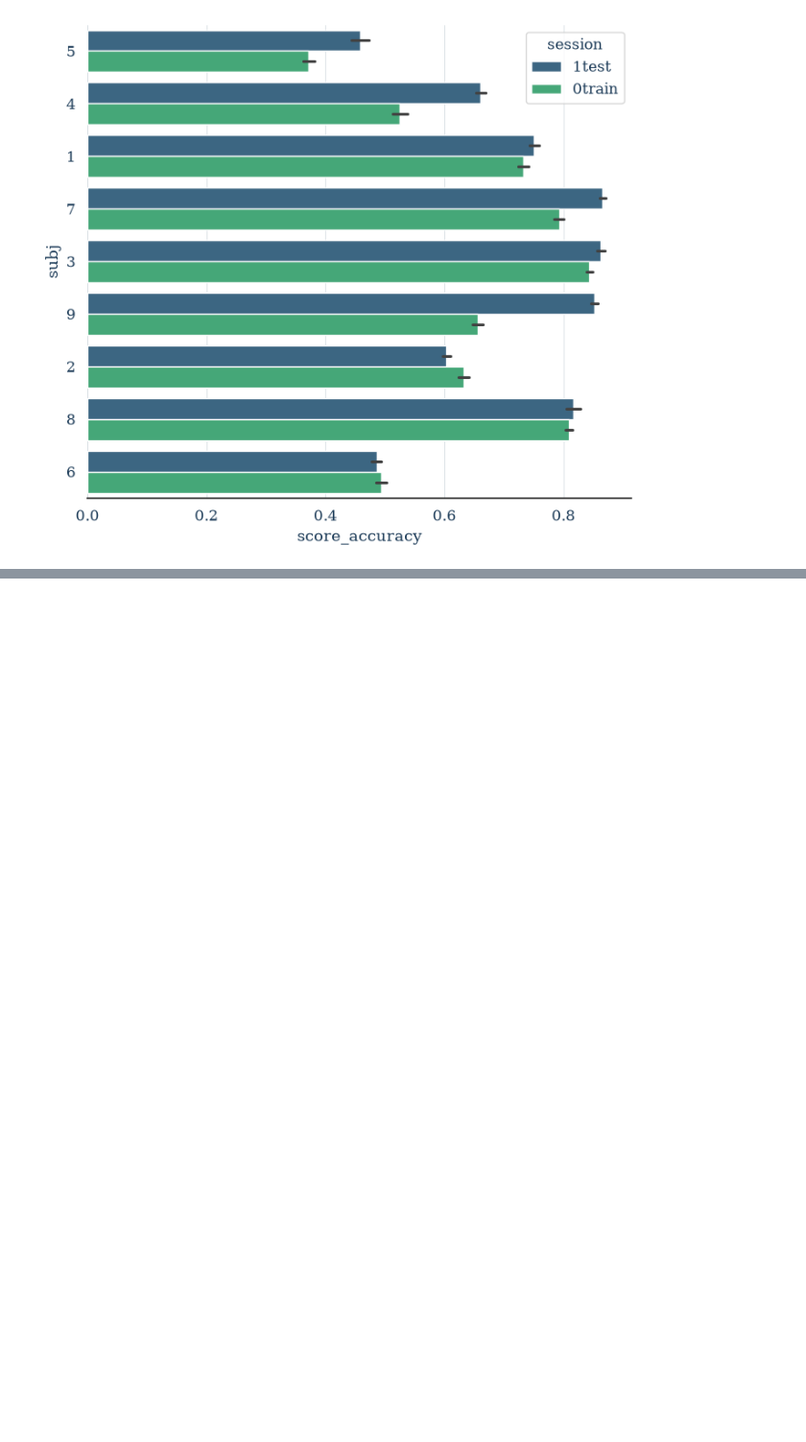
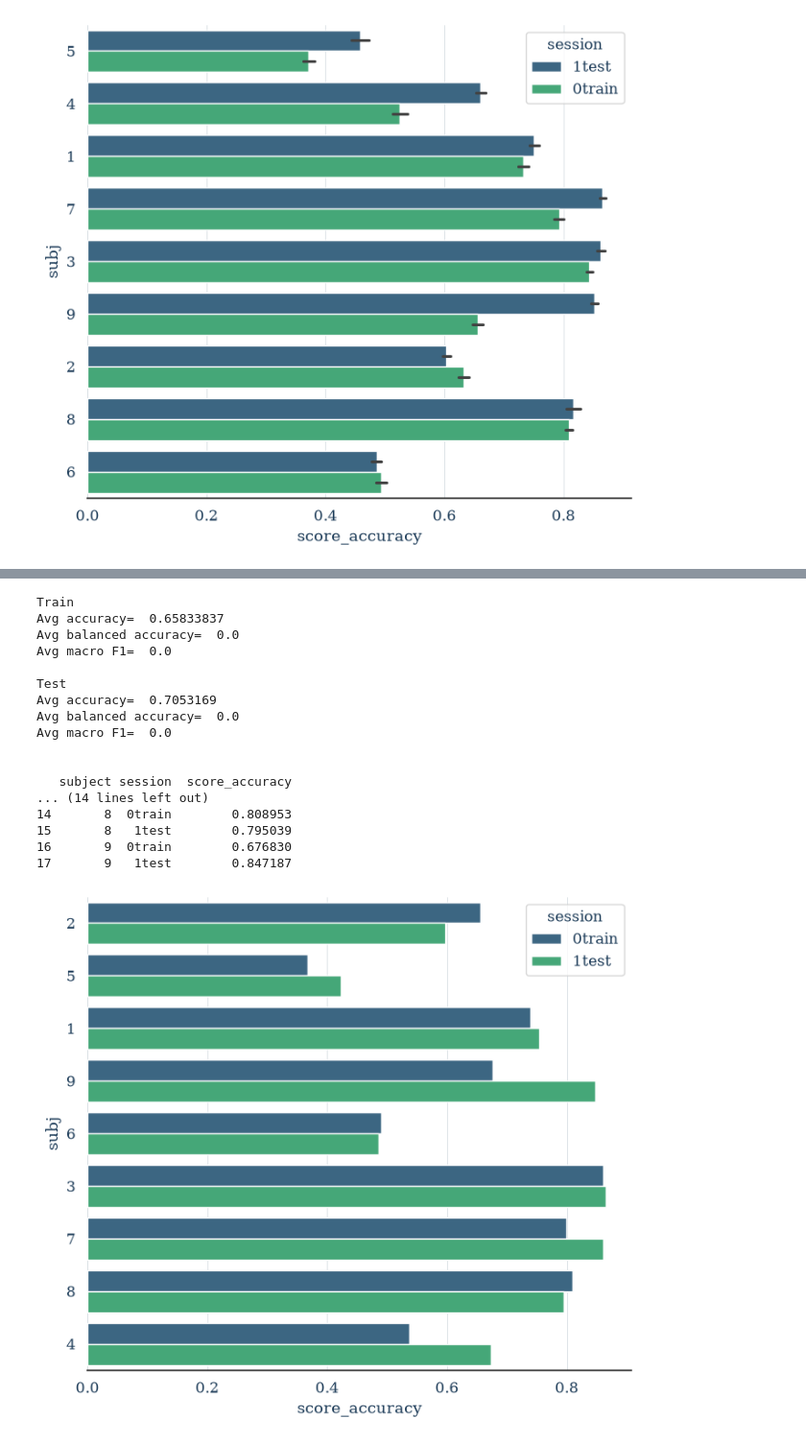
Before and after one commit to HindAlz/EEGMotorImagery-Classification, a Jupyter notebook: Code/6_RobustScale.ipynb, the cells around one changed output, grey strips where cells are left out. Shown at 96% size. Drawn from its saved outputs; the diff is of its cells as text; code cells hidden in the pictures; blank space fills up the shorter version.

```diff
--- a/Code/6_RobustScale.ipynb
+++ b/Code/6_RobustScale.ipynb
@@ -472,0 +498,59 @@ np.float32(0.7039356)
+# %%
+TrainAccuracy=0
+TestAccuracy=0
+BTrainAccuracy=0
+BTestAccuracy=0
+FTrain=0
+FTest=0
+
+for dset in all_avgs:
+    TrainAccuracy+=dset.iloc[0]['Accuracy']
+    TestAccuracy+=dset.iloc[1]['Accuracy']
+
+print("Train")
+print("Avg accuracy= ", TrainAccuracy/num)
+print("Avg balanced accuracy= ", BTrainAccuracy/num)
+print("Avg macro F1= ", FTrain/num)
+
+print("\nTest")
+print("Avg accuracy= ", TestAccuracy/num)
+print("Avg balanced accuracy= ", BTestAccuracy/num)
+print("Avg macro F1= ", FTest/num)
+print("\n")
+
+import pandas as pd
+
+
+avg_results = (
+    results
+    .groupby(["subject", "session"], as_index=False)["score_accuracy"]
+    .mean()
+)
+
+print(avg_results)
+
+fig, ax = plt.subplots(figsize=(8, 7))
+results["subj"] = results["subject"].apply(str)
+sns.barplot(
+    x="score_accuracy", y="subj", hue="session", data=results, orient="h", palette="viridis", ax=ax
+)
+plt.show()
+# %% [output]
+Train
+Avg accuracy=  0.65833837
+Avg balanced accuracy=  0.0
+Avg macro F1=  0.0
+
+Test
+Avg accuracy=  0.7053169
+Avg balanced accuracy=  0.0
+Avg macro F1=  0.0
+
+
+   subject session  score_accuracy
+... (14 lines left out)
+14       8  0train        0.808953
+15       8   1test        0.795039
+16       9  0train        0.676830
+17       9   1test        0.847187
+[figure, added]
```
Also changed, not shown: parts of 14 cells of this notebook, 1 other file.
